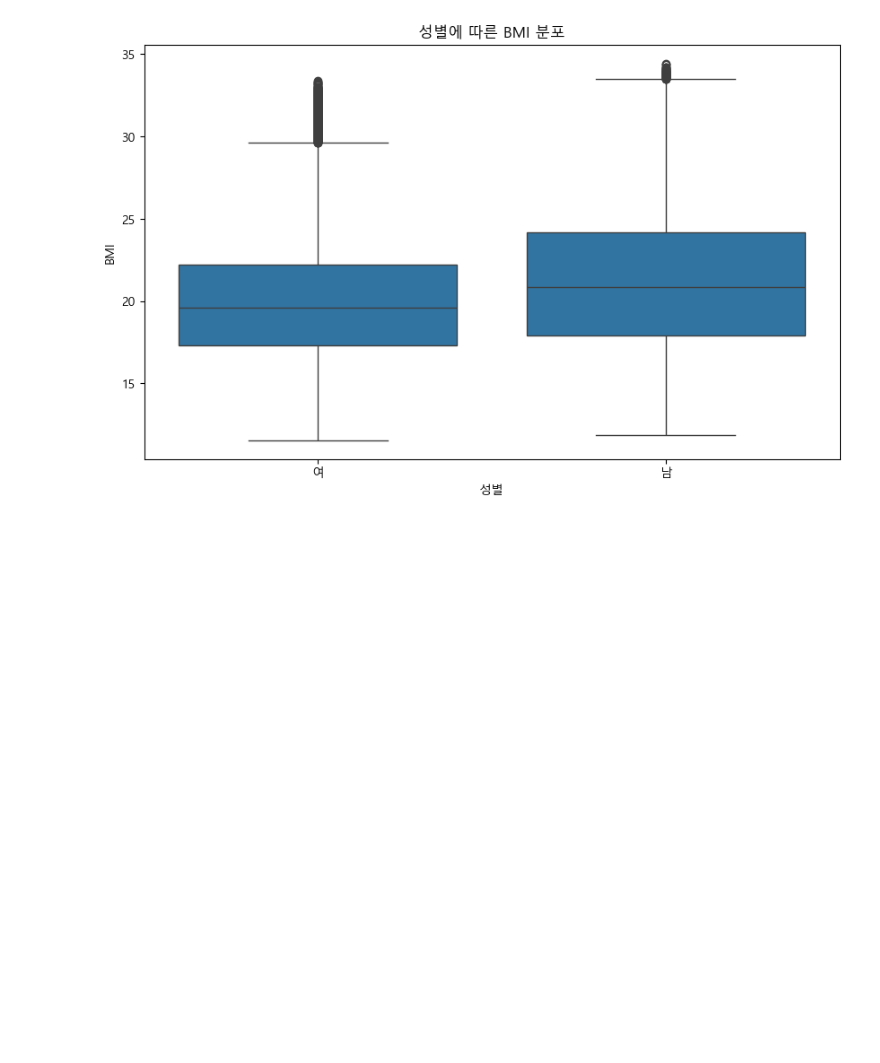
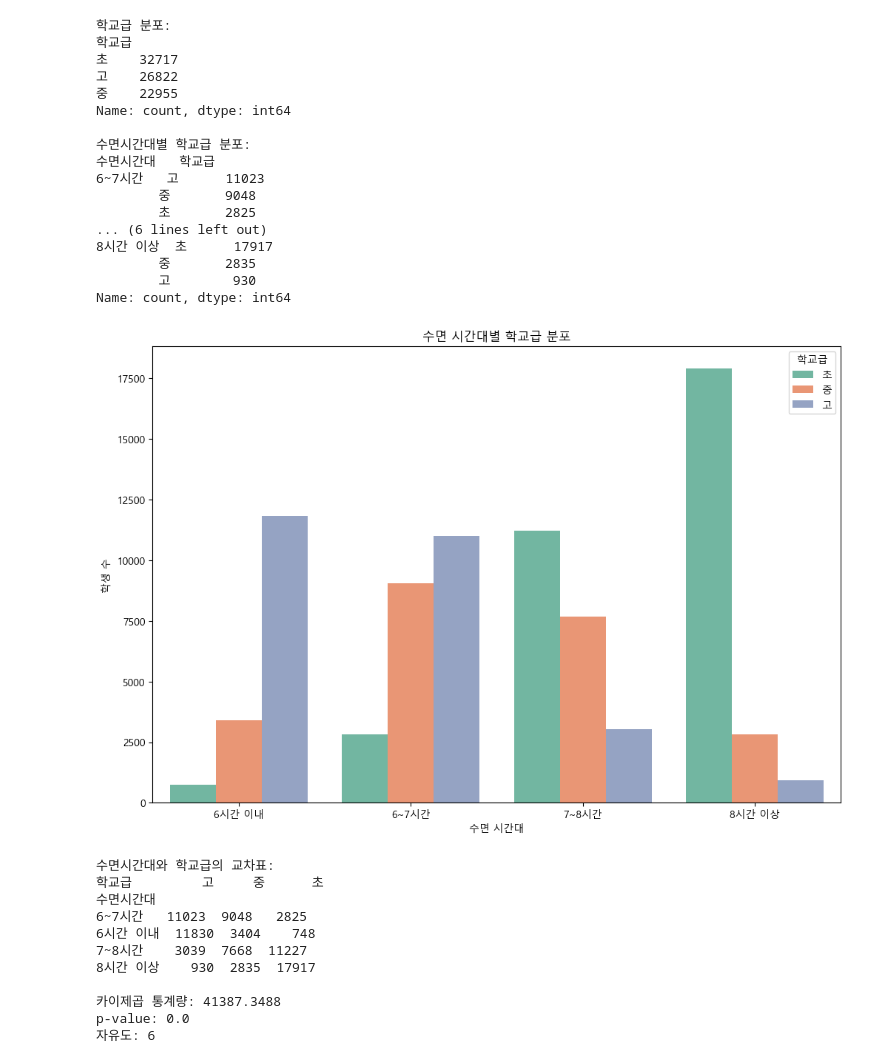
Before and after one commit to Statistical-Data-Analysis-2024/team-project, a Jupyter notebook: src/EDA/EDA_Sleep_BMI.ipynb, the cells around one changed output. Cells and saved outputs as stored; diff of their text form; code cells hidden in the pictures; blank space fills up the shorter version.

```diff
--- a/src/EDA/EDA_Sleep_BMI.ipynb
+++ b/src/EDA/EDA_Sleep_BMI.ipynb
@@ -148,12 +152,58 @@ p-value: 5.068458926032841e-128
-# %%
-# 10. 성별에 따른 BMI 분포 확인
-plt.figure(figsize=(10, 6))
-sns.boxplot(x='성별', y='BMI', data=df)
-plt.title('성별에 따른 BMI 분포')
-plt.xlabel('성별')
-plt.ylabel('BMI')
-plt.show()
-## 결과: 남성이 여성보다 평균 BMI가 더 높은 것을 확인함
-# %% [output]
-[figure, removed]
+# %%
+# 학교급과 수면시간대의 연관성 검정
+print("\n학교급 분포:")
+print(df['학교급'].value_counts())
+
+print("\n수면시간대별 학교급 분포:")
+sleep_school_counts = df.groupby('수면시간대')['학교급'].value_counts()
+print(sleep_school_counts)
+
+plt.figure(figsize=(12, 8))
+sns.countplot(data=df, x='수면시간대', hue='학교급', palette='Set2', order=['6시간 이내', '6~7시간', '7~8시간', '8시간 이상'])
+plt.title('수면 시간대별 학교급 분포')
+plt.xlabel('수면 시간대')
+plt.ylabel('학생 수')
+plt.legend(title='학교급')
+plt.show()
+
+contingency_table_school = pd.crosstab(df['수면시간대'], df['학교급'])
+chi2_s, p_s, dof_s, expected_s = chi2_contingency(contingency_table_school)
+
+print("\n수면시간대와 학교급의 교차표:")
+print(contingency_table_school)
+print(f"\n카이제곱 통계량: {chi2_s:.4f}")
+print(f"p-value: {p_s}")
+print(f"자유도: {dof_s}")
+
+## 결과: p-value가 0.05 미만으로, 수면시간대별로 학교급이 유의미하게 다르게 분포하고 있음을 확인
+# %% [output]
+학교급 분포:
+학교급
+초    32717
+고    26822
+중    22955
+Name: count, dtype: int64
+
+수면시간대별 학교급 분포:
+수면시간대   학교급
+6~7시간   고      11023
+        중       9048
+        초       2825
+... (6 lines left out)
+8시간 이상  초      17917
+        중       2835
+        고        930
+Name: count, dtype: int64
+[figure, added]
+수면시간대와 학교급의 교차표:
+학교급         고     중      초
+수면시간대
+6~7시간   11023  9048   2825
+6시간 이내  11830  3404    748
+7~8시간    3039  7668  11227
+8시간 이상    930  2835  17917
+
+카이제곱 통계량: 41387.3488
+p-value: 0.0
+자유도: 6
 # %%
```
Also changed, not shown: parts of 14 cells of this notebook, 1 other file.
